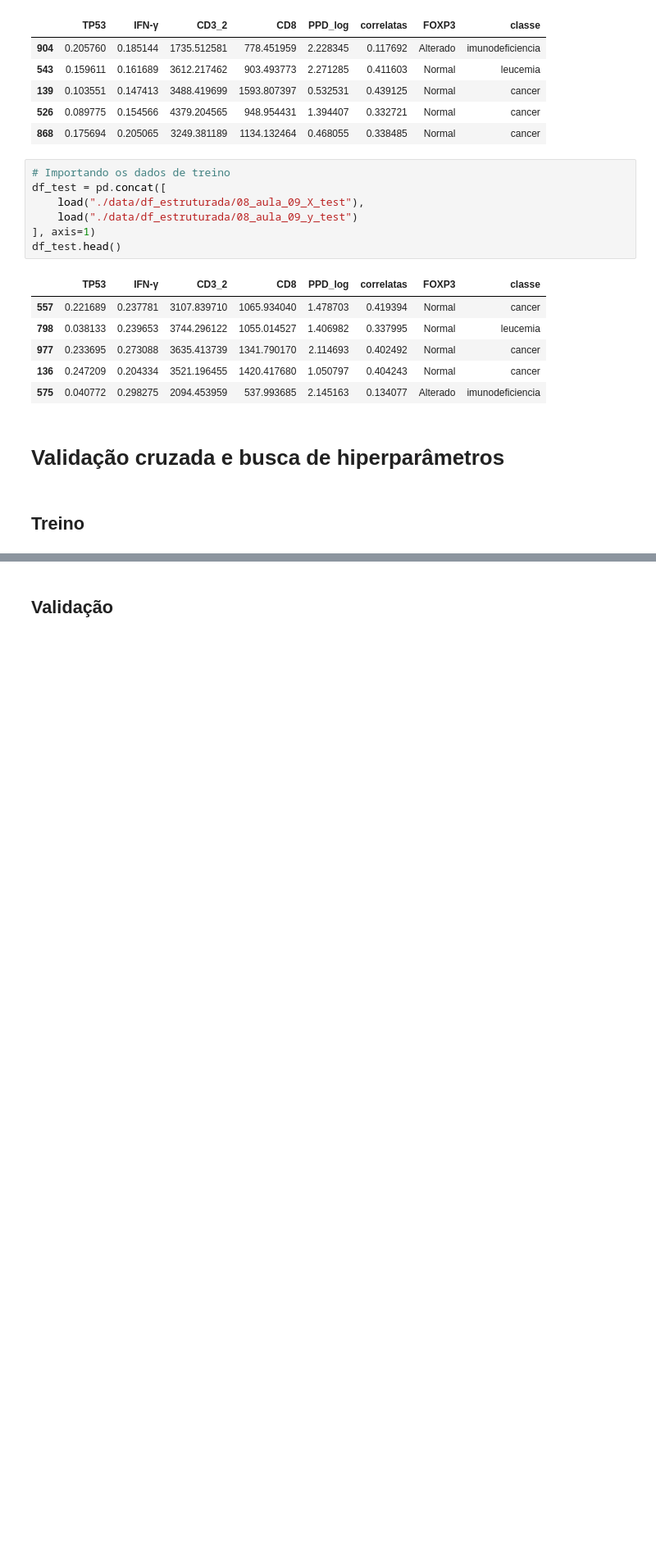
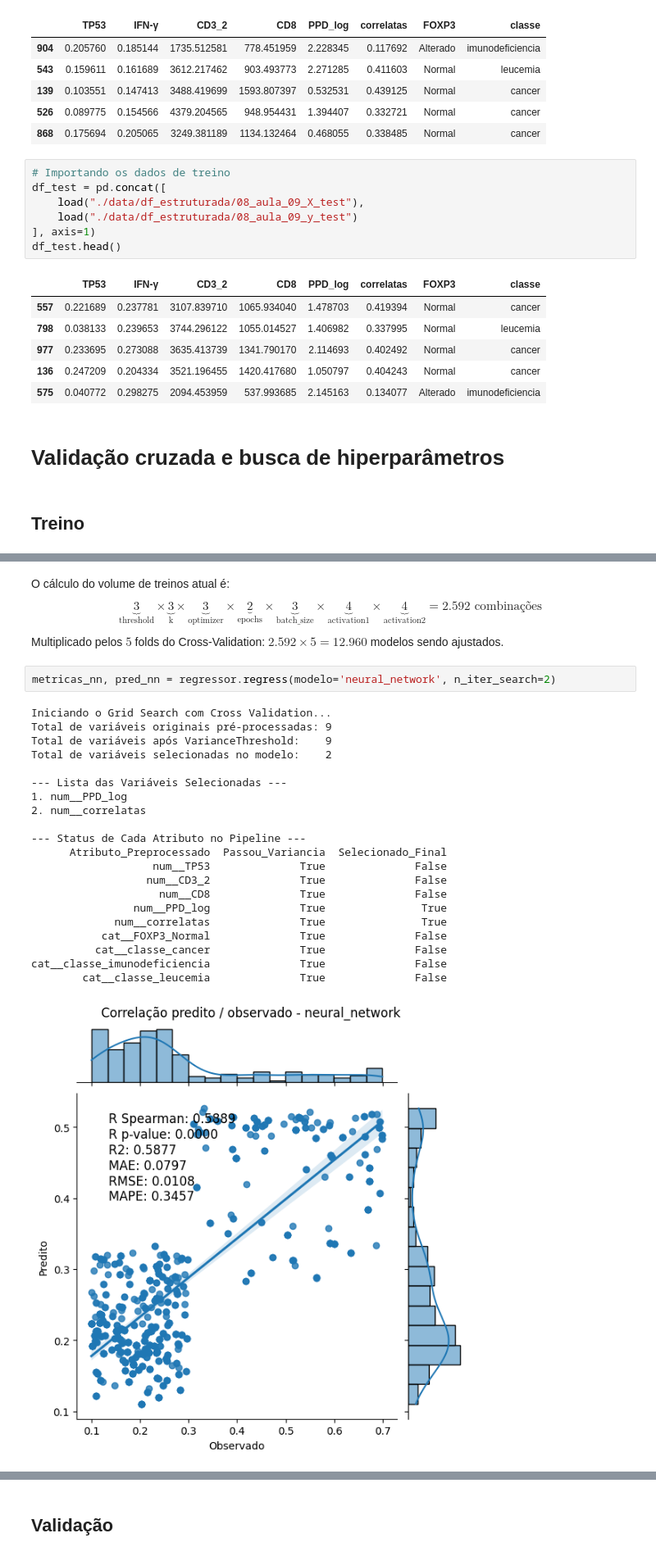
Before and after one commit to Laboratorio-de-Analise-de-Dados/disciplina_python_ml, a Jupyter notebook: dev/script/aulas_teoricas/07-aula-09-04-treinamento_regressão_2026-07-28.ipynb, the cells around one changed output, grey strips where cells are left out. Shown at 82% size. Drawn from its saved outputs; the diff is of its cells as text; blank space fills up the shorter version.

```diff
--- a/dev/script/aulas_teoricas/07-aula-09-04-treinamento_regressão_2026-07-28.ipynb
+++ b/dev/script/aulas_teoricas/07-aula-09-04-treinamento_regressão_2026-07-28.ipynb
@@ -111,0 +172,26 @@ cat__classe_imunodeficiencia              True               True
+# %% [markdown]
+O cálculo do volume de treinos atual é:$$\underbrace{3}_{\text{threshold}} \times \underbrace{3}_{\text{k}} \times \underbrace{3}_{\text{optimizer}} \times \underbrace{2}_{\text{epochs}} \times \underbrace{3}_{\text{batch\_size}} \times \underbrace{4}_{\text{activation1}} \times \underbrace{4}_{\text{activation2}} = 2.592 \text{ combinações}$$Multiplicado pelos $5$ folds do Cross-Validation: $2.592 \times 5 = 12.960$ modelos sendo ajustados.
+# %%
+metricas_nn, pred_nn = regressor.regress(modelo='neural_network', n_iter_search=2)
+# %% [output]
+Iniciando o Grid Search com Cross Validation...
+Total de variáveis originais pré-processadas: 9
+Total de variáveis após VarianceThreshold:    9
+Total de variáveis selecionadas no modelo:    2
+
+--- Lista das Variáveis Selecionadas ---
+1. num__PPD_log
+2. num__correlatas
+
+--- Status de Cada Atributo no Pipeline ---
+      Atributo_Preprocessado  Passou_Variancia  Selecionado_Final
+                   num__TP53              True              False
+                  num__CD3_2              True              False
+                    num__CD8              True              False
+                num__PPD_log              True               True
+             num__correlatas              True               True
+           cat__FOXP3_Normal              True              False
+          cat__classe_cancer              True              False
+cat__classe_imunodeficiencia              True              False
+        cat__classe_leucemia              True              False
+[figure, added]
```
Also changed, not shown: parts of 34 cells of this notebook, 13 other files.
